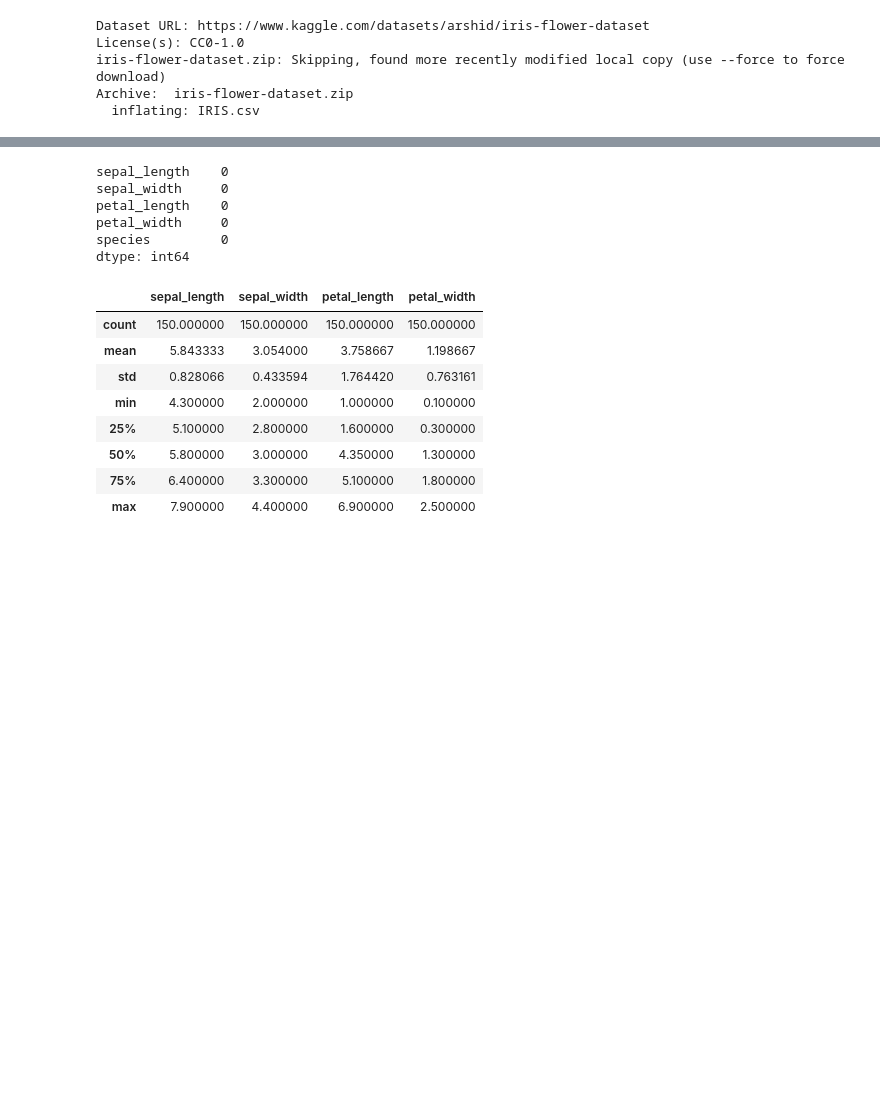
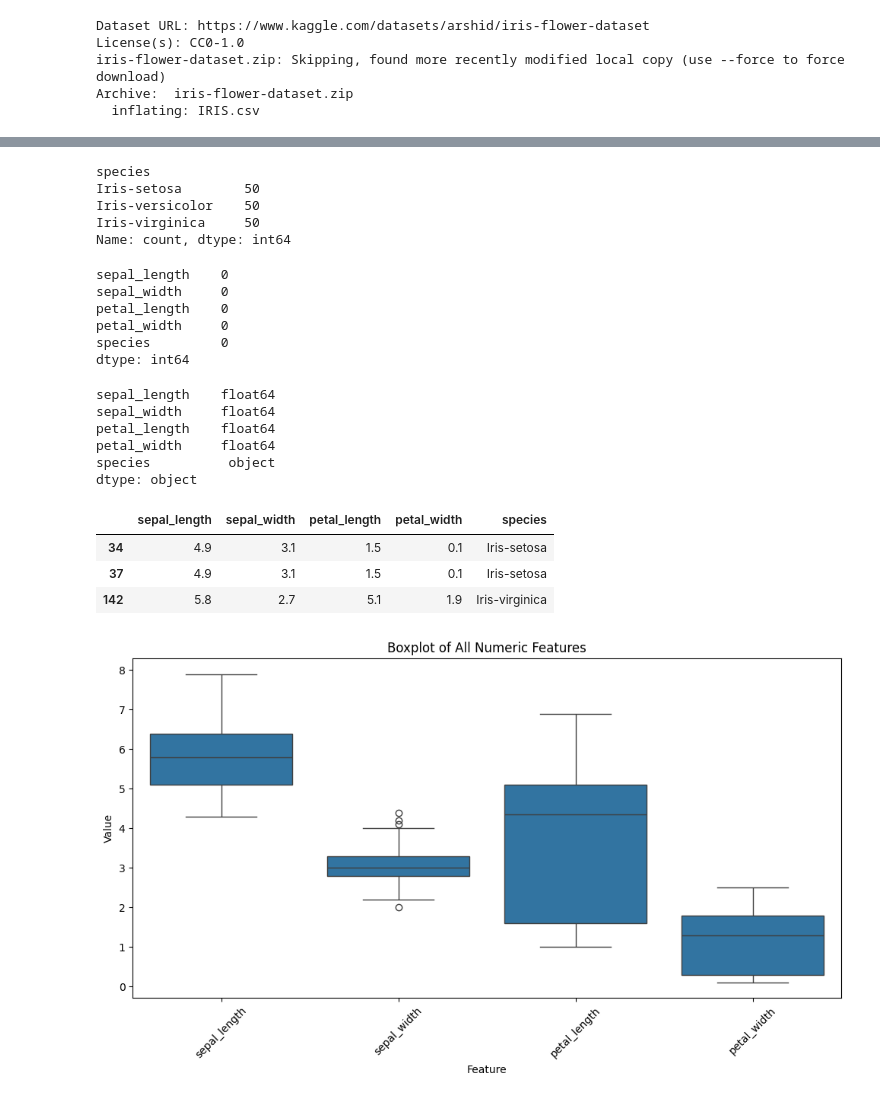
Before and after one commit to NikhilBapat14/DataScienceProjects, a Jupyter notebook: Iris_flower.ipynb, the cells around one changed output, grey strips where cells are left out. Saved outputs shown, nothing was run; the diff lists cells and outputs as text; code cells hidden in the pictures; blank space fills up the shorter version.

```diff
--- a/Iris_flower.ipynb
+++ b/Iris_flower.ipynb
@@ -23,3 +46,11 @@ df.head()
+# %%
+df['species'].value_counts()
+# %% [output]
+species
+Iris-setosa        50
+Iris-versicolor    50
+Iris-virginica     50
+Name: count, dtype: int64
 # %%
 df.isna().sum()
 # %% [output]
@@ -30,14 +61,35 @@ petal_width     0
 species         0
 dtype: int64
 # %%
-df.describe()
+df.dtypes
 # %% [output]
-|  | sepal_length | sepal_width | petal_length | petal_width |
-| count | 150.000000 | 150.000000 | 150.000000 | 150.000000 |
-| mean | 5.843333 | 3.054000 | 3.758667 | 1.198667 |
-| std | 0.828066 | 0.433594 | 1.764420 | 0.763161 |
-| min | 4.300000 | 2.000000 | 1.000000 | 0.100000 |
-| 25% | 5.100000 | 2.800000 | 1.600000 | 0.300000 |
-| 50% | 5.800000 | 3.000000 | 4.350000 | 1.300000 |
-| 75% | 6.400000 | 3.300000 | 5.100000 | 1.800000 |
-| max | 7.900000 | 4.400000 | 6.900000 | 2.500000 |
+sepal_length    float64
+sepal_width     float64
+petal_length    float64
+petal_width     float64
+species          object
+dtype: object
+# %%
+df[df.duplicated]
+# %% [output]
+|  | sepal_length | sepal_width | petal_length | petal_width | species |
+| 34 | 4.9 | 3.1 | 1.5 | 0.1 | Iris-setosa |
+| 37 | 4.9 | 3.1 | 1.5 | 0.1 | Iris-setosa |
+| 142 | 5.8 | 2.7 | 5.1 | 1.9 | Iris-virginica |
+# %%
+numeric_df = df.select_dtypes(include='number')
+
+# Melt the DataFrame
+melted = pd.melt(numeric_df)
+
+# Create the boxplot
+plt.figure(figsize=(10, 6))
+sns.boxplot(x="variable", y="value", data=melted)
+plt.title("Boxplot of All Numeric Features")
+plt.xlabel("Feature")
+plt.ylabel("Value")
+plt.xticks(rotation=45)
+plt.tight_layout()
+plt.show()
+# %% [output]
+[figure, added]
```
Also changed, not shown: parts of 11 cells of this notebook.
